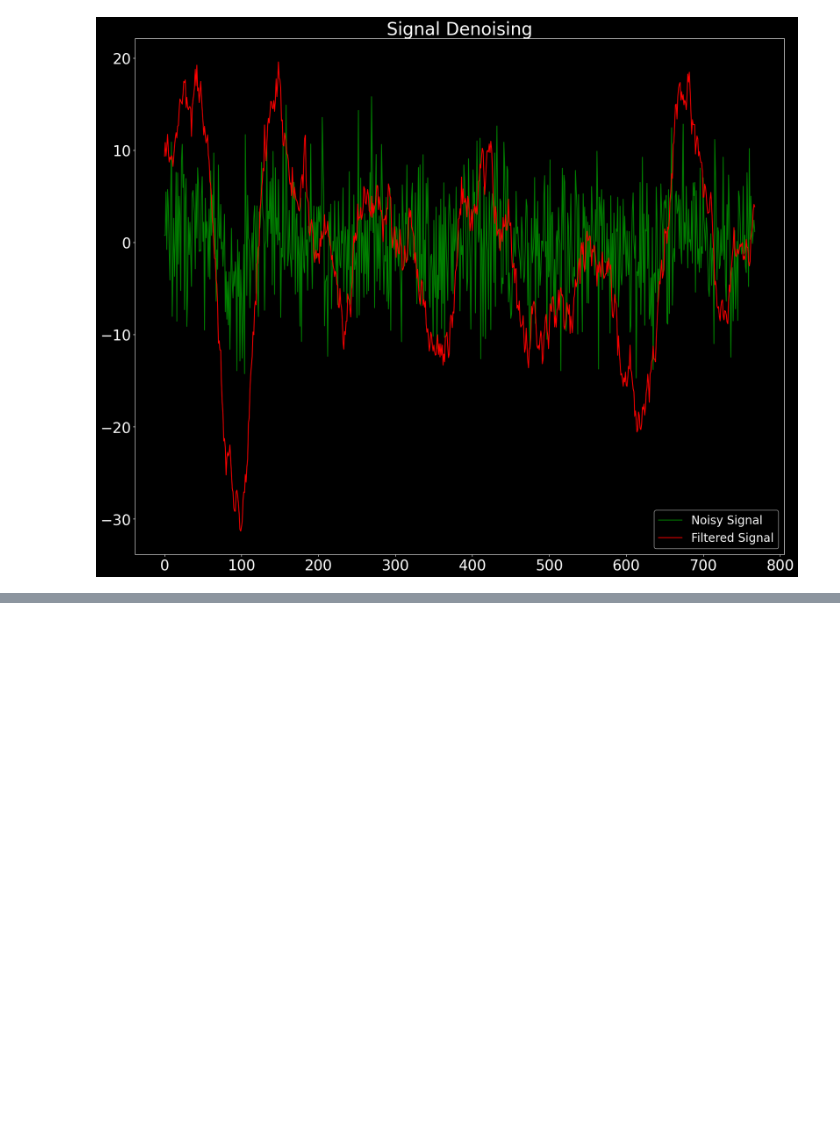
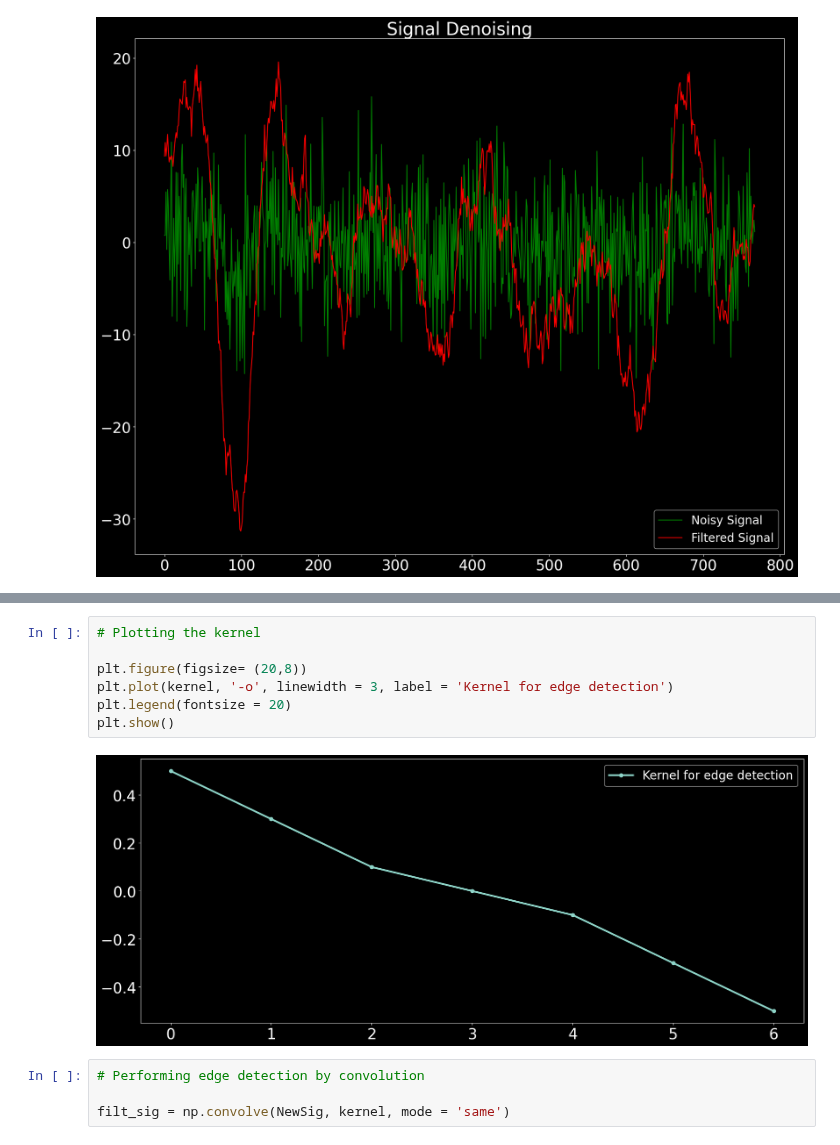
Before and after one commit to hbrandon15/ISP-with-Python, a Jupyter notebook: fundamentals_of_signal_processing/10_applications_of_convolution.ipynb, the cells around one changed output, grey strips where cells are left out. Saved outputs shown, nothing was run; the diff lists cells and outputs as text; blank space fills up the shorter version.

```diff
--- a/fundamentals_of_signal_processing/10_applications_of_convolution.ipynb
+++ b/fundamentals_of_signal_processing/10_applications_of_convolution.ipynb
@@ -71,0 +101,13 @@ plt.show()
+# %%
+# Plotting the kernel
+
+plt.figure(figsize= (20,8))
+plt.plot(kernel, '-o', linewidth = 3, label = 'Kernel for edge detection')
+plt.legend(fontsize = 20)
+plt.show()
+# %% [output]
+[figure, added]
+# %%
+# Performing edge detection by convolution
+
+filt_sig = np.convolve(NewSig, kernel, mode = 'same')
```
Also changed, not shown: parts of 6 cells of this notebook.
